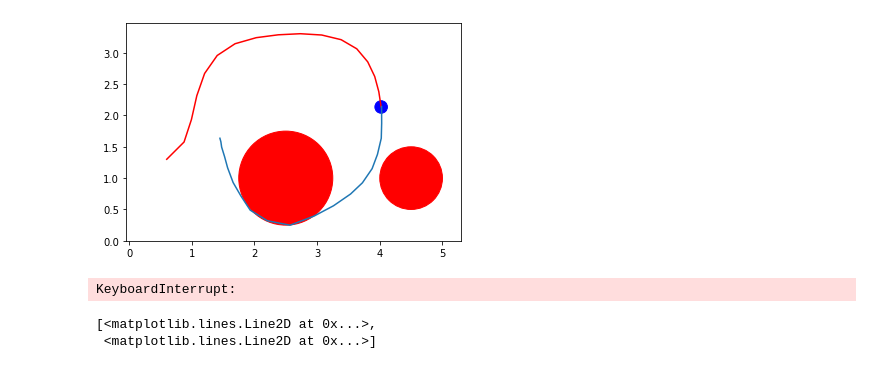
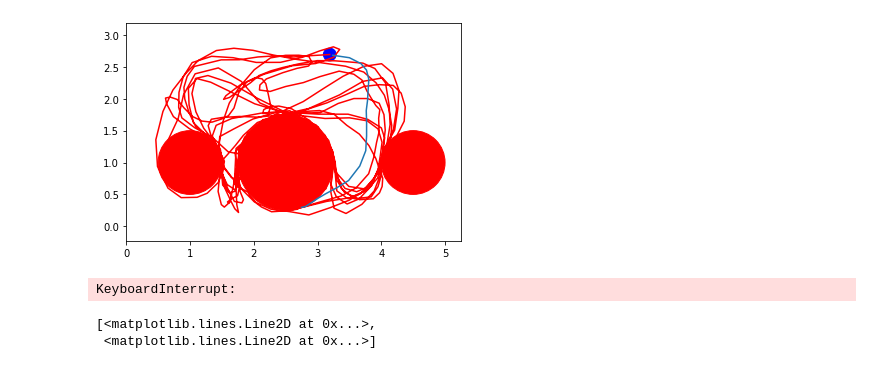
Before and after one commit to i-abr/ErgodicTrajectoryTranscription, a Jupyter notebook: erg_expl_mpc.ipynb, the cells around one changed output. Saved outputs shown, nothing was run; the diff lists cells and outputs as text; code cells hidden in the pictures.

```diff
--- a/erg_expl_mpc.ipynb
+++ b/erg_expl_mpc.ipynb
@@ -41,7 +41,7 @@ class ErgodicTrajectoryOpt(object):
         @vmap
         def emap(x):
             """ Function that maps states to workspace """
-            return np.array([x[0]/5, x[1]/4])
+            return np.array([x[0]/5, x[1]/3])
         def barrier_cost(e):
             """ Barrier function to avoid robot going out of workspace """
             return (np.maximum(0, e-1) + np.maximum(0, -e))**2
@@ -54,7 +54,7 @@ class ErgodicTrajectoryOpt(object):
             x = np.vstack([xpast, x])
             e = emap(x)
             ck = get_ck(e, self.basis)
-            return 10*self.erg_metric(ck, phik) \
+            return 20*self.erg_metric(ck, phik) \
                     + 0.1 * np.mean(u**2) \
                     + 100*np.mean(barrier_cost(e))
 
@@ -73,7 +73,7 @@ class ErgodicTrajectoryOpt(object):
             """ control inequality constraints"""
             x, u = z[:, :n], z[:, n:]
             return np.concatenate([
-                # (np.abs(u) - 5.).flatten(),
+                (np.abs(u) - 5.).flatten(),
                 (-np.linalg.norm(x-np.array([2.5,1.0]), axis=1) + 0.75).flatten(),
                 (-np.linalg.norm(x-np.array([4.5,1.0]), axis=1) + 0.5).flatten(),
                 (-np.linalg.norm(x-np.array([1.0,1.0]), axis=1) + 0.5).flatten()
@@ -123,35 +125,39 @@ for _ in range(1000):
     u = sol['x'][0,2:].copy()
     x0 = robot.f(x0, u)
     traj.append(x0.copy())
 
     opt_args.update({'x0': x0})
     N = 20
     if len(traj) < 20:
         N = len(traj)
 
     opt_args.update({'xpast': np.array(random.sample(traj, N))})
 
     traj_opt.solver.solution['x'] = index_update(sol['x'], index[:-1,:], sol['x'][1:,:])
     traj_opt.solver.solution['x'] = index_update(sol['x'], index[-1,:], sol['x'][-1,:])
 
     clear_output(wait=True)
     plt.contour(X, Y, P)
     _traj = np.array(traj)
     plt.plot(_traj[:,0], _traj[:,1], 'r')
     plt.plot(sol['x'][:,0], sol['x'][:,1])
     circle1 = plt.Circle((2.5,1.0), 0.75, color='r')
     circle2 = plt.Circle((4.5,1.0), 0.5, color='r')
+    circle3 = plt.Circle((1.0,1.0), 0.5, color='r')
+
     rob = plt.Circle((x0[0],x0[1]), 0.1, color='b')
 
     plt.gca().add_patch(circle1)
     plt.gca().add_patch(circle2)
+    plt.gca().add_patch(circle3)
     plt.gca().add_patch(rob)
     # plt.xlim(0,1)
     # plt.ylim(0,1)
     plt.axis('equal')
-    plt.show()
+    plt.pause(0.001)
+    # plt.show()
 # %% [output]
-[figure, old version]
+[figure, new version]
 KeyboardInterrupt:
 # %%
 plt.plot(sol['x'][:,2:])
```
Also changed, not shown: parts of 4 cells of this notebook, 1 other file.
